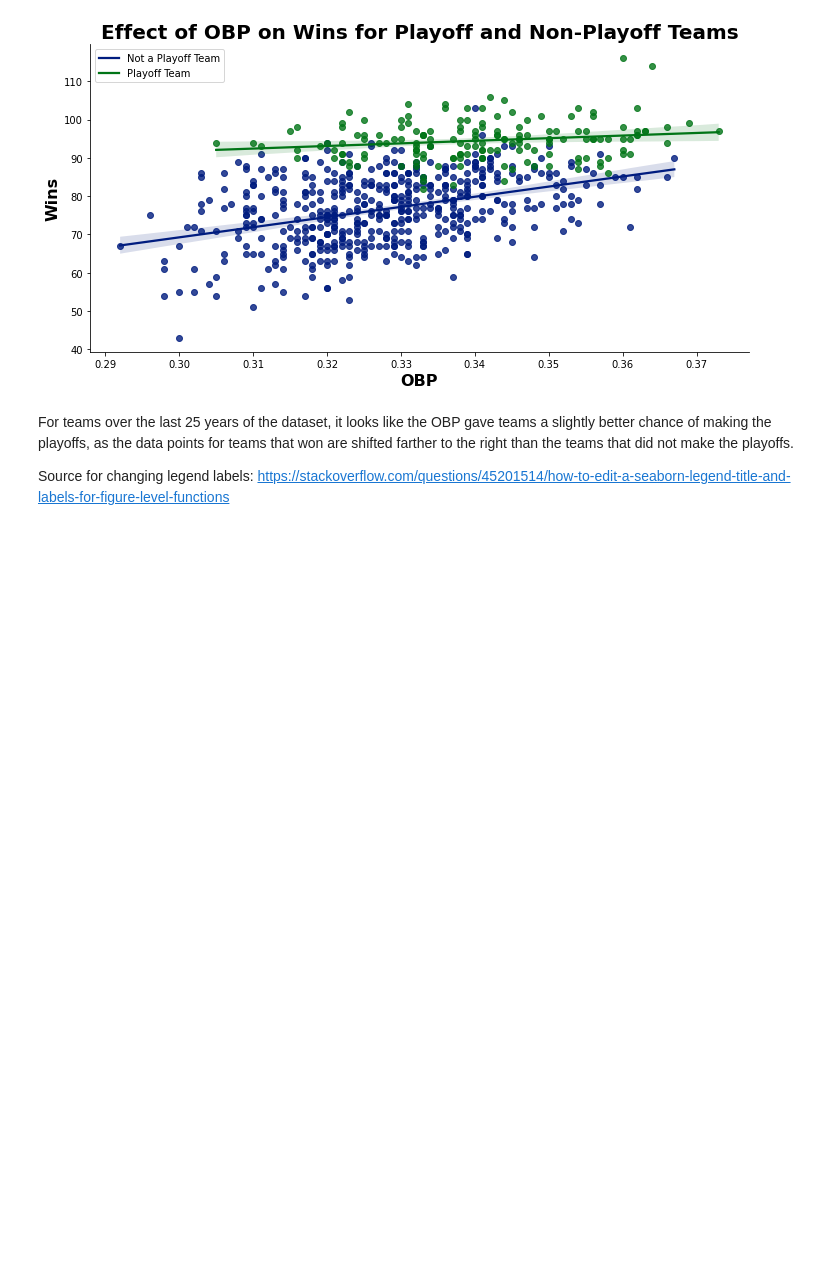
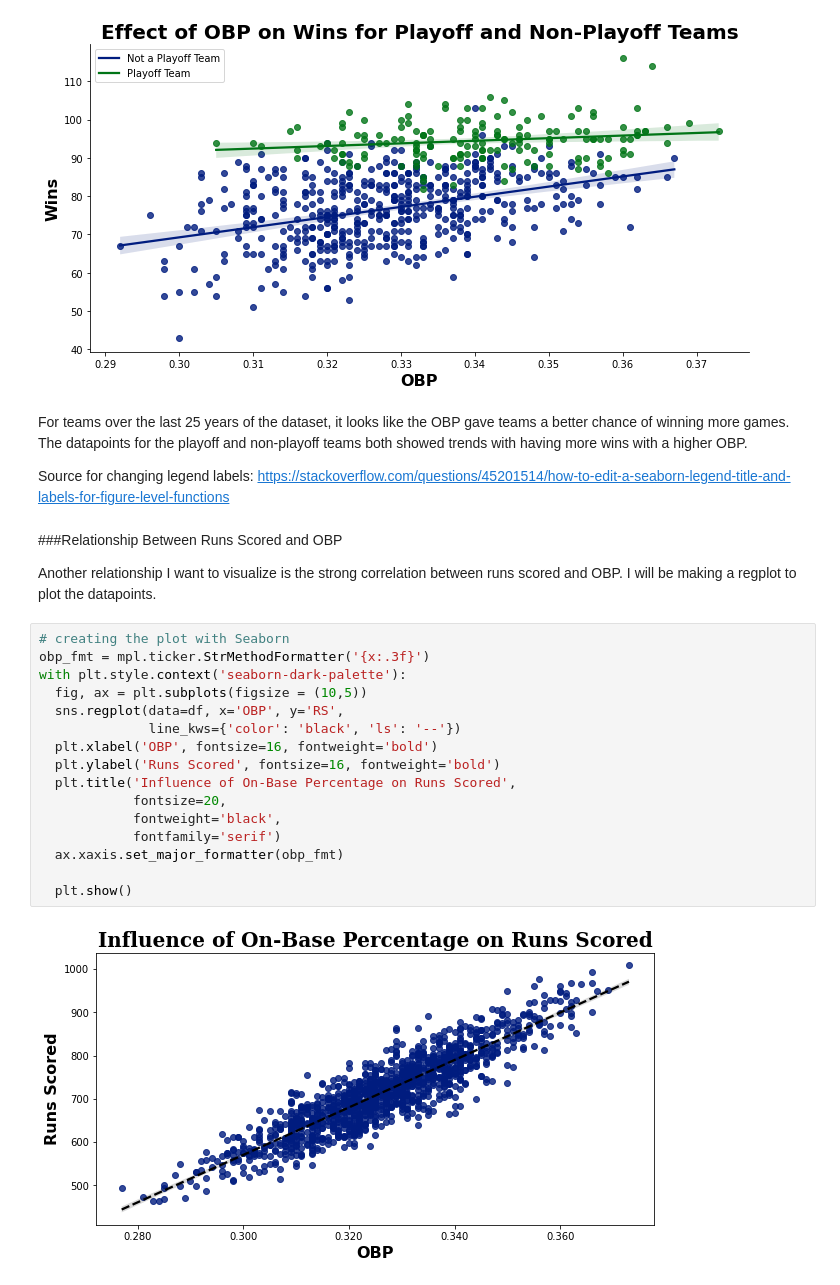
Before and after one commit to joshlensing/Coding-Dojo-Project-2, a Jupyter notebook: Project_2_Baseball_Playoff_Predictions.ipynb, the cells around one changed output. Saved outputs shown, nothing was run; the diff lists cells and outputs as text; blank space fills up the shorter version.

```diff
--- a/Project_2_Baseball_Playoff_Predictions.ipynb
+++ b/Project_2_Baseball_Playoff_Predictions.ipynb
@@ -318,6 +336,28 @@ with plt.style.context('seaborn-dark-palette'):
 # %% [output]
 [figure]
 # %% [markdown]
-For teams over the last 25 years of the dataset, it looks like the OBP gave teams a slightly better chance of making the playoffs, as the data points for teams that won are shifted farther to the right than the teams that did not make the playoffs.
+For teams over the last 25 years of the dataset, it looks like the OBP gave teams a better chance of winning more games. The datapoints for the playoff and non-playoff teams both showed trends with having more wins with a higher OBP.
 
 Source for changing legend labels: https://stackoverflow.com/questions/45201514/how-to-edit-a-seaborn-legend-title-and-labels-for-figure-level-functions
+# %% [markdown]
+###Relationship Between Runs Scored and OBP
+
+Another relationship I want to visualize is the strong correlation between runs scored and OBP. I will be making a regplot to plot the datapoints.
+# %%
+# creating the plot with Seaborn
+obp_fmt = mpl.ticker.StrMethodFormatter('{x:.3f}')
+with plt.style.context('seaborn-dark-palette'):
+  fig, ax = plt.subplots(figsize = (10,5))
+  sns.regplot(data=df, x='OBP', y='RS',
+              line_kws={'color': 'black', 'ls': '--'})
+  plt.xlabel('OBP', fontsize=16, fontweight='bold')
+  plt.ylabel('Runs Scored', fontsize=16, fontweight='bold')
+  plt.title('Influence of On-Base Percentage on Runs Scored',
+            fontsize=20,
+            fontweight='black',
+            fontfamily='serif')
+  ax.xaxis.set_major_formatter(obp_fmt)
+
+  plt.show()
+# %% [output]
+[figure, added]
```
Also changed, not shown: parts of 13 cells of this notebook.
